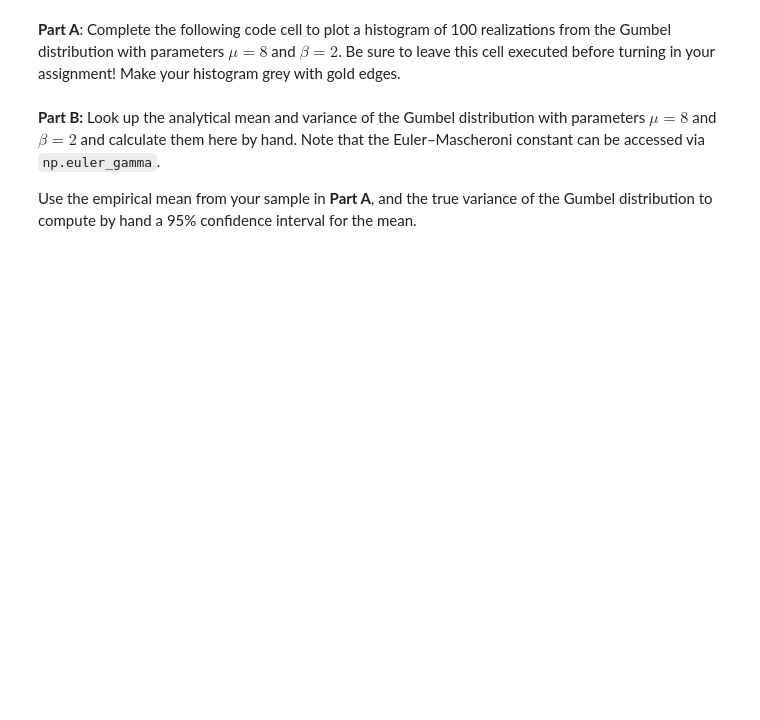
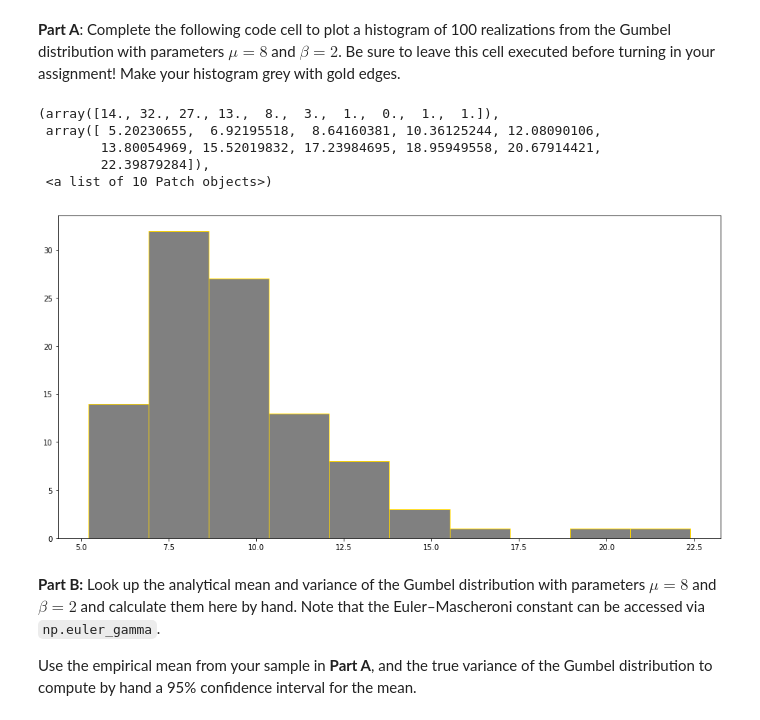
Before and after one commit to howardmonington/friendly-fortnight, a Jupyter notebook: homework/homework5/hmwk05_Kennedy_Alex.ipynb, the cells around one changed output. Saved outputs shown, nothing was run; the diff lists cells and outputs as text; code cells hidden in the pictures; blank space fills up the shorter version.

```diff
--- a/homework/homework5/hmwk05_Kennedy_Alex.ipynb
+++ b/homework/homework5/hmwk05_Kennedy_Alex.ipynb
@@ -369,3 +364,20 @@ n_sample = 100
+# %%
+from scipy.stats import gumbel_r
+mu = 8
+beta = 2
+n_sample = 100
+r = gumbel_r.rvs(loc = 8, scale = 2, size=100)
+fig, ax = plt.subplots(1,1,figsize=(16,8))
+ax.hist(r,
+       facecolor = 'gray',
+       edgecolor = 'gold')
+# %% [output]
+(array([14., 32., 27., 13.,  8.,  3.,  1.,  0.,  1.,  1.]),
+ array([ 5.20230655,  6.92195518,  8.64160381, 10.36125244, 12.08090106,
+        13.80054969, 15.52019832, 17.23984695, 18.95949558, 20.67914421,
+        22.39879284]),
+ <a list of 10 Patch objects>)
+[figure, added]
 # %% [markdown]
 **Part B:** Look up the analytical mean and variance of the Gumbel distribution with parameters $\mu=8$ and $\beta=2$ and calculate them here by hand.  Note that the Euler–Mascheroni constant can be accessed via `np.euler_gamma`.
 
```
Also changed, not shown: parts of 11 cells of this notebook.
